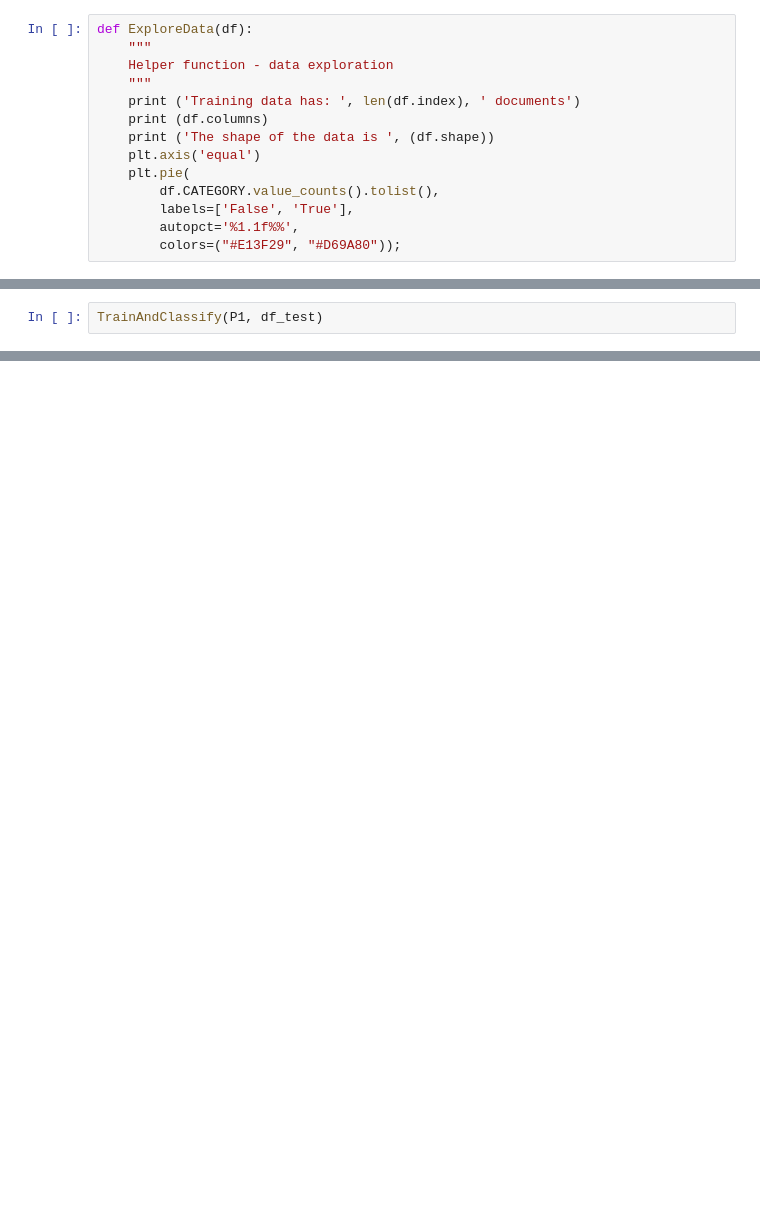
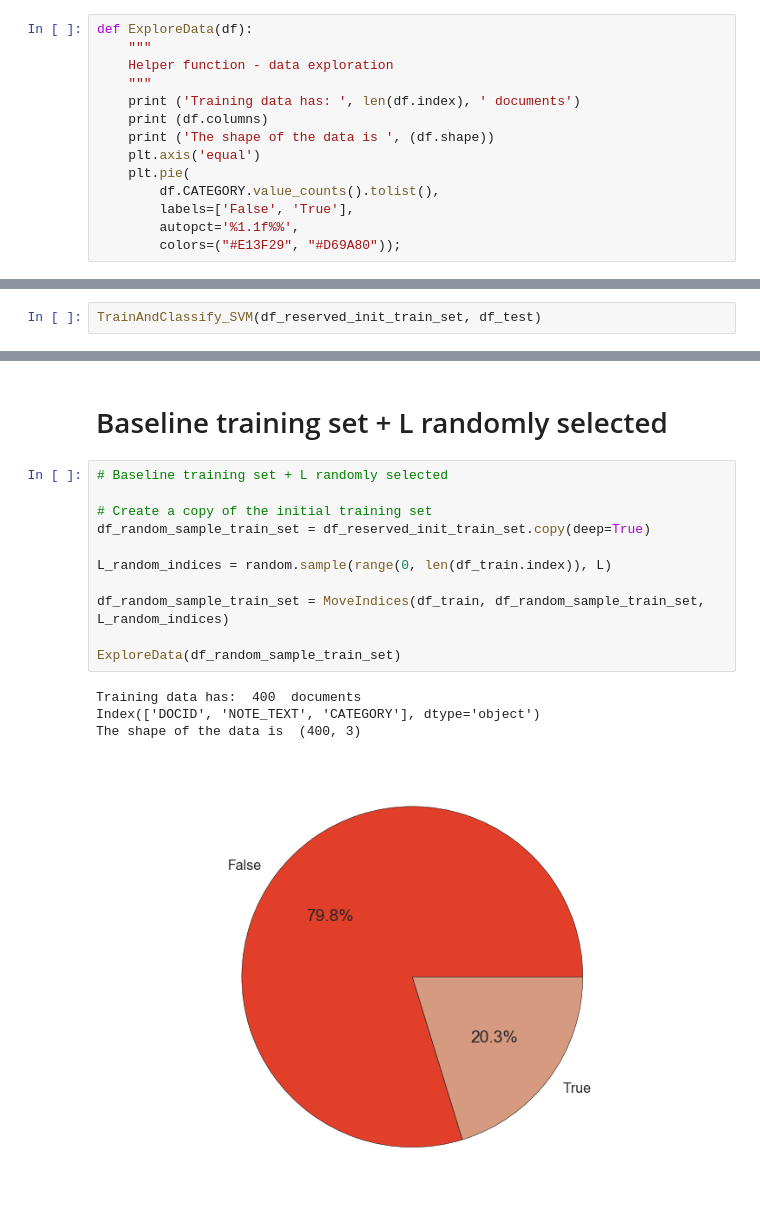
Before and after one commit to alandschaft/CSCI_E-81, a Jupyter notebook: ActiveLearning.ipynb, the cells around one changed output, grey strips where cells are left out. Drawn from its saved outputs; the diff is of its cells as text; blank space fills up the shorter version.

```diff
--- a/ActiveLearning.ipynb
+++ b/ActiveLearning.ipynb
@@ -341,2 +322,0 @@ Index([u'DOCID', u'NOTE_TEXT', u'CATEGORY'], dtype='object')
-# %%
-TrainAndClassify(P1, df_test)
@@ -360,0 +354,2 @@ avg / total       0.91      0.91      0.91      7643
+# %%
+TrainAndClassify_SVM(df_reserved_init_train_set, df_test)
@@ -360,0 +371,18 @@ avg / total       0.91      0.91      0.91      7643
+# %% [markdown]
+# Baseline training set + L randomly selected
+# %%
+# Baseline training set + L randomly selected
+
+# Create a copy of the initial training set
+df_random_sample_train_set = df_reserved_init_train_set.copy(deep=True)
+
+L_random_indices = random.sample(range(0, len(df_train.index)), L)
+
+df_random_sample_train_set = MoveIndices(df_train, df_random_sample_train_set, L_random_indices)
+
+ExploreData(df_random_sample_train_set)
+# %% [output]
+Training data has:  400  documents
+Index(['DOCID', 'NOTE_TEXT', 'CATEGORY'], dtype='object')
+The shape of the data is  (400, 3)
+[figure, added]
```
Also changed, not shown: parts of 24 cells of this notebook, 1 other file.
